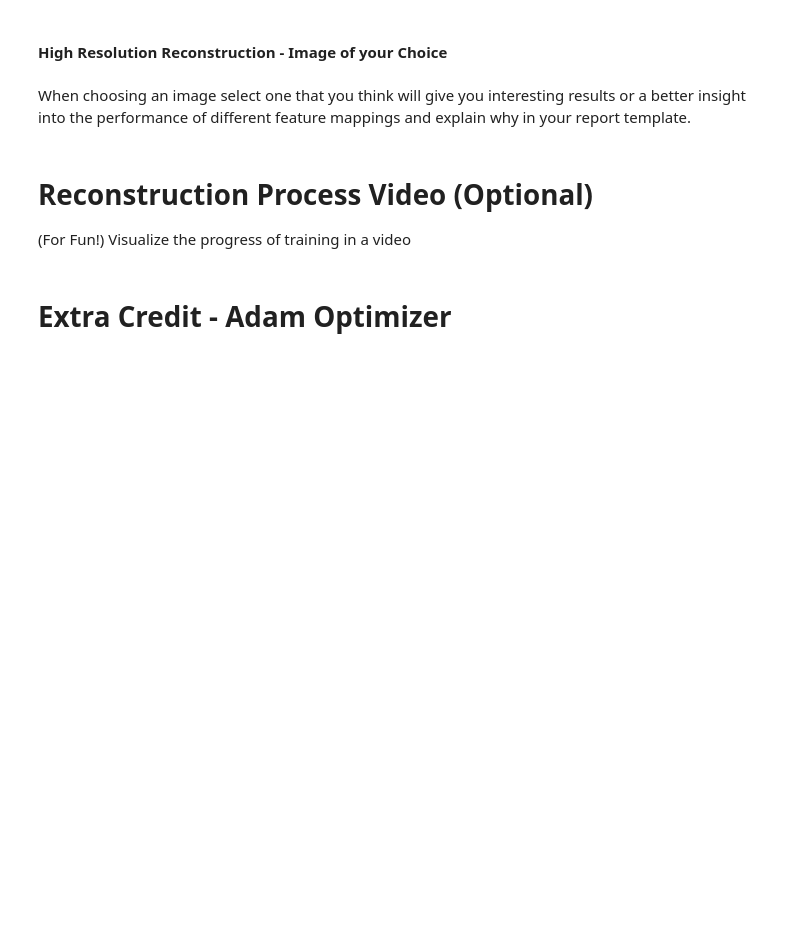
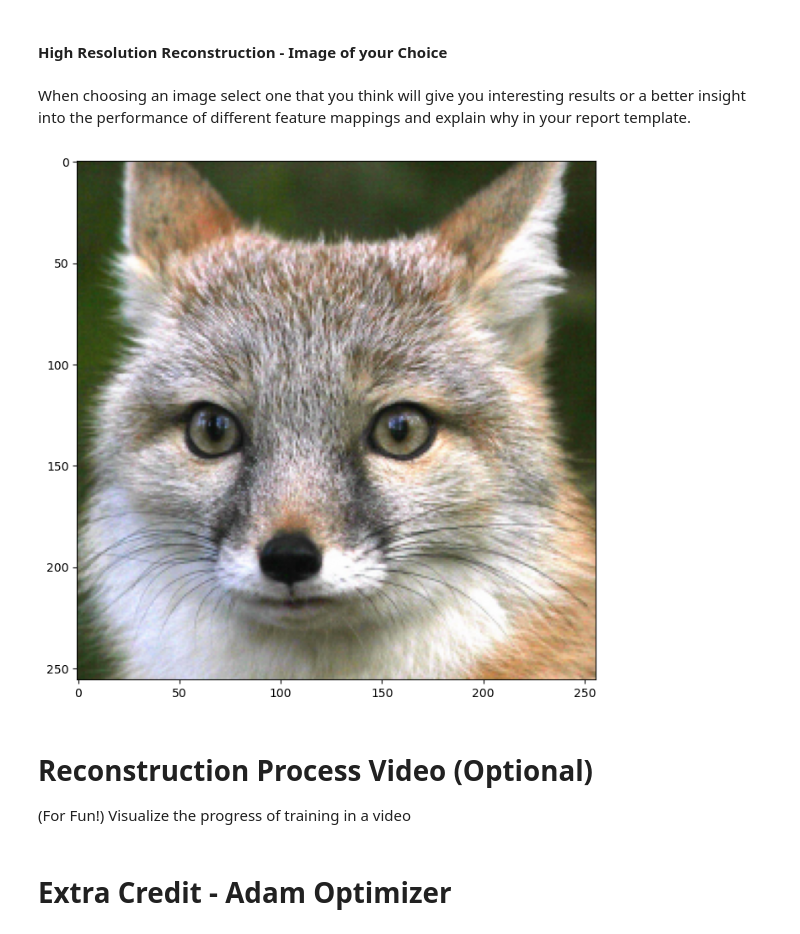
Before and after one commit to parisvacation/CS444, a Jupyter notebook: assignment2/neural_network.ipynb, the cells around one changed output. Cells and saved outputs as stored; diff of their text form; code cells hidden in the pictures; blank space fills up the shorter version.

```diff
--- a/assignment2/neural_network.ipynb
+++ b/assignment2/neural_network.ipynb
@@ -430,9 +455,11 @@ plot_feature_mapping_comparison(outputs, y_test.reshape(size,size,3))
 # %% [markdown]
 When choosing an image select one that you think will give you interesting results or a better insight into the performance of different feature mappings and explain why in your report template.
 # %%
-size = 128
+size = 256
 # TODO pick an image and replace the url string
-train_data, test_data = get_image(size, image_url="YOUR URL HERE")
+train_data, test_data = get_image(size, image_url="https://live.staticflickr.com/7492/15677707699_d9d67acf9d_b.jpg")
+# %% [output]
+[figure, added]
 # %%
 # get input features
 # TODO implement this by using the get_B_dict() and get_input_features() helper functions
```
Also changed, not shown: parts of 21 cells of this notebook, 1 other file.
